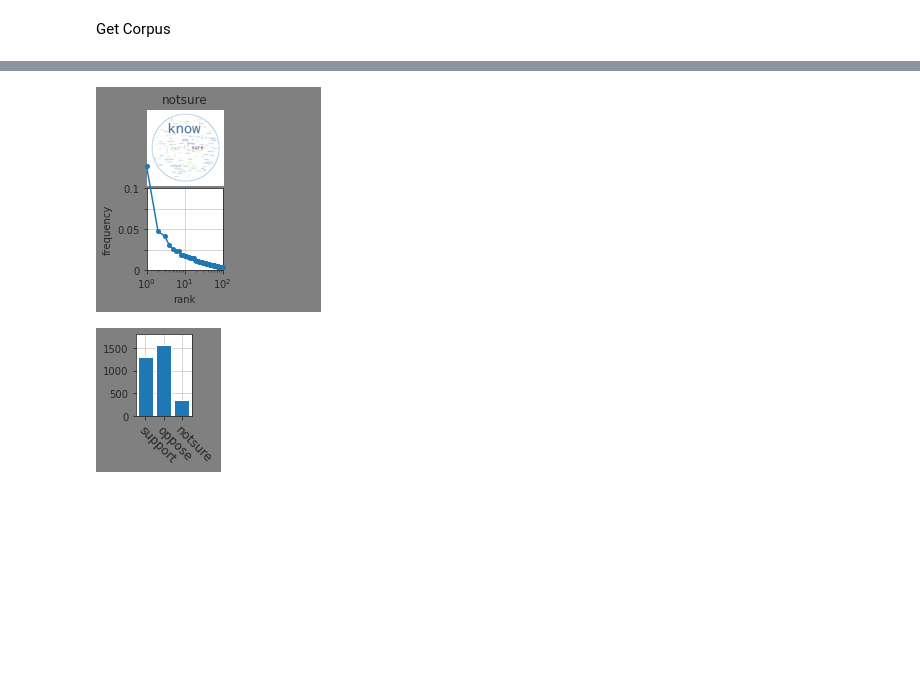
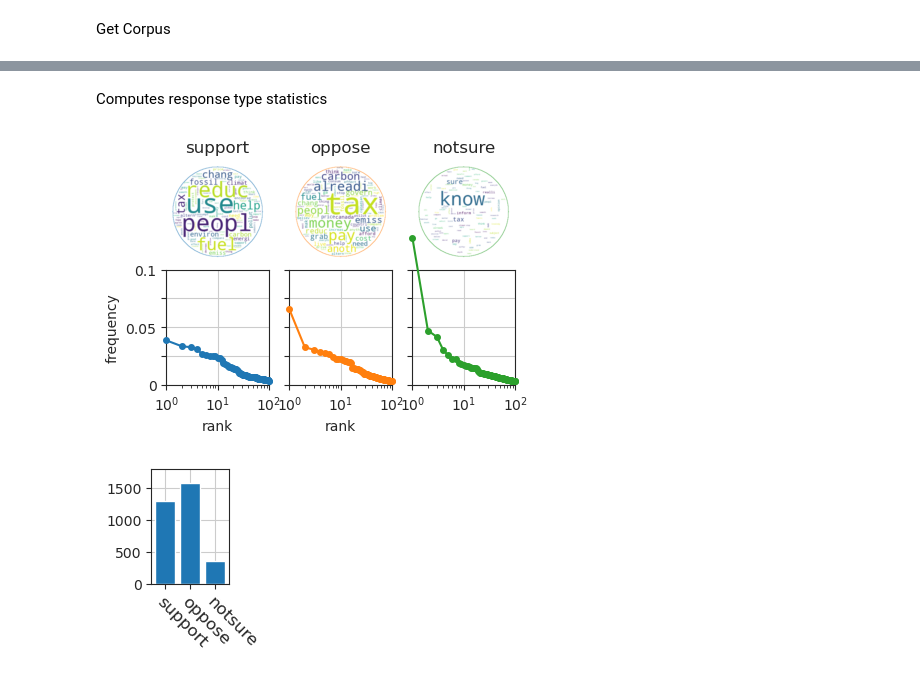
Before and after one commit to mptouzel/PuelmaTouzel_EDS_2024_carbontax, a Jupyter notebook: code/notebooks/Figures_2_and_3_Demographics_of_Support_and Wordlevel_representations.ipynb, the cells around one changed output, grey strips where cells are left out. Cells and saved outputs as stored; diff of their text form; code cells hidden in the pictures; blank space fills up the shorter version.

```diff
--- a/code/notebooks/Figures_2_and_3_Demographics_of_Support_and Wordlevel_representations.ipynb
+++ b/code/notebooks/Figures_2_and_3_Demographics_of_Support_and Wordlevel_representations.ipynb
@@ -25,8 +13,0 @@ pl.rc('font',size = 10)
-# %%
-year=2019
-
-df = pd.read_stata('../../data/carbon_tax/CCOP_wave1.dta')
-
-# format covariate metadata
-included_fields = {'responseid': 'id', 'lang': 'lang', 'd1': 'sex', 'd3': 'ageyear', 'prov': 'prov', 'd10': 'livingenv', 'd11': 'partisanship', 'd13': 'caruse', 'v3': 'partyvote'}
-covdf = df.loc[:, included_fields.keys()].rename(columns=included_fields)
@@ -126,3 +90,5 @@ fig.savefig(fig_dir+"figure2.png", transparent=True,bbox_inches="tight",dpi=300)
+# %% [markdown]
+Computes response type statistics
 # %%
 if True:
     from sklearn.feature_extraction.text import TfidfVectorizer
@@ -151,12 +117,8 @@ if True:
         if field_name == 'agedec':
             value_list=[ '<19','19-29', '30-39', '40-49', '50-59','60+'] #order by age
 
-#         figw,axw=pl.subplots(2,len(value_list),figsize=(1.5*(len(value_list)),3),gridspec_kw={'wspace':0.2,'hspace':0})
-#         for vit,val in enumerate(value_list):
-#         figw,axw=pl.subplots(2,len(value_list)-1,figsize=(1.5*(len(value_list)-1),3),gridspec_kw={'wspace':0.2,'hspace':0})
-#         for vit,val in enumerate(value_list[:-1]):
-        figw,axw=pl.subplots(2,len(value_list)-1,figsize=(1.5*(len(value_list)-1),3),gridspec_kw={'wspace':0.2,'hspace':0})
-        for vit,val in enumerate([value_list[-1]]):
+        figw,axw=pl.subplots(2,len(value_list),figsize=(1.5*(len(value_list)),3),gridspec_kw={'wspace':0.2,'hspace':0})
+        for vit,val in enumerate(value_list):
             if list(fdf.loc[fdf[field_name]==val,'resclean']):
                 vectorizer = CountVectorizer(stop_words='english')
                 vecs = vectorizer.fit_transform(list(fdf.loc[fdf[field_name]==val,'resclean'].values))
@@ -172,9 +134,6 @@ if True:
                 wc=WordCloud(background_color='white', mask=mask, max_words=100,contour_color=pycolors[vit],contour_width=0.1,relative_scaling=1)
                 wc.generate_from_frequencies(df.T.sum(axis=1))
 
-#                 wc.generate_from_frequencies(df.loc[fdf[field_name]==val,:].T.sum(axis=1))
-#                 wc.generate(' '.join(fdf.loc[fdf[field_name]==val,'resclean']))
-
                 axw[0,vit].imshow(wc,interpolation='bilinear')
                 axw[0,vit].set_title(val)
                 axw[0,vit].axis('off')
@@ -188,48 +147,33 @@ if True:
                 axw[1,vit].set_ylim(0,0.1)
                 if vit>0:
                     axw[1,vit].set_yticklabels([])
-#                 axw[1,vit].xaxis.set_major_formatter(NullFormatter())
 
                 if field_name=='restype' and vit==0:
                     restypelist_tmp=restypelist
                     if len(fdf.restype.value_counts().index)<len(restypelist):
                         restypelist_tmp=fdf.restype.value_counts().index.values
                     figres,axres=pl.subplots(figsize=(1,1.5))
                     axres.bar(np.arange(len(restypelist_tmp)),fdf.restype.value_counts()[restypelist_tmp],tick_label=restypelist_tmp)
                     axres.set_ylim(0,1800)
                     axres.set_xticks(np.arange(3),restypelist,rotation=-45,fontsize=12,ha='left',rotation_mode='anchor')
                     figres.savefig(fig_dir+"premodel_"+field_name+"_responses.png", transparent=True,bbox_inches="tight",dpi=300)
                 elif field_name!='restype':
                     restypelist_tmp=restypelist
                     if len(fdf.loc[fdf[field_name]==val,'restype'].value_counts().index)<len(restypelist):
                         restypelist_tmp=fdf.loc[fdf[field_name]==val,'restype'].value_counts().index.values
                     ax = inset_axes(axw[1,vit],width='40%',height='40%',loc=1)
                     datatmp=fdf.loc[fdf[field_name]==val,'restype'].value_counts()[restypelist_tmp]
                     ax.bar(np.arange(len(restypelist_tmp)),datatmp,color=pycolors[vit])
                     ax.set_xticks(np.arange(len(restypelist_tmp)),restypelist_tmp,rotation=-45,fontsize=7,ha='left',rotation_mode='anchor')
                     axw[1,vit].text(1,1,'n='+str(datatmp.sum()),ha='right',va='bottom',transform=axw[1,vit].transAxes)
 
-#                 if field_name == 'agedec':
-#                     axa.plot(datatmp[0],datatmp[0],'o',color=pycolors[vit])
 
         axw[1,0].set_yticklabels(['0','','0.05','','0.1'])
         axw[1,0].set_ylabel('frequency')
         axw[1,0].set_xlabel('rank')
         axw[1,1].set_xlabel('rank')
-        axw[1,1].axis('off')
-        axw[0,1].axis('off')
-        figw.savefig(fig_dir+"premodel_"+field_name+"_wordclouds.png", transparent=True,bbox_inches="tight",dpi=300)
 
-#         figl,axl=pl.subplots(2,len(value_list),figsize=(1.5*len(value_list),1.5),gridspec_kw={'wspace':0,'hspace':0})
-#         for vit,val in enumerate(value_list):
-#             counts,binvec=np.histogram(fdf.loc[fdf[field_name]==val,'res'].apply(len).values,bins=binvec)
-#             axl[0,vit].plot(binsvec,counts/np.sum(counts),'.-',color=pycolors[vit],clip_on=False,zorder=4)
-#             axl[0,vit].set_aspect('auto')
-# #             axl[0,vit].set_xscale('log')
-#             axl[0,vit].set_xlim(1,200)
-#             axl[0,vit].set_ylim(0,0.5)
-#             axl[0,vit].set_yticklabels([])
-#             axl[0,vit].xaxis.set_major_formatter(NullFormatter())
+#         figw.savefig(fig_dir+"premodel_"+field_name+"_wordclouds.png", transparent=True,bbox_inches="tight",dpi=300)
 # %% [output]
-[figure, old version]
+[figure, new version]
-[figure, old version]
+[figure, new version]
```
Also changed, not shown: parts of 19 cells of this notebook, 5 other files.
